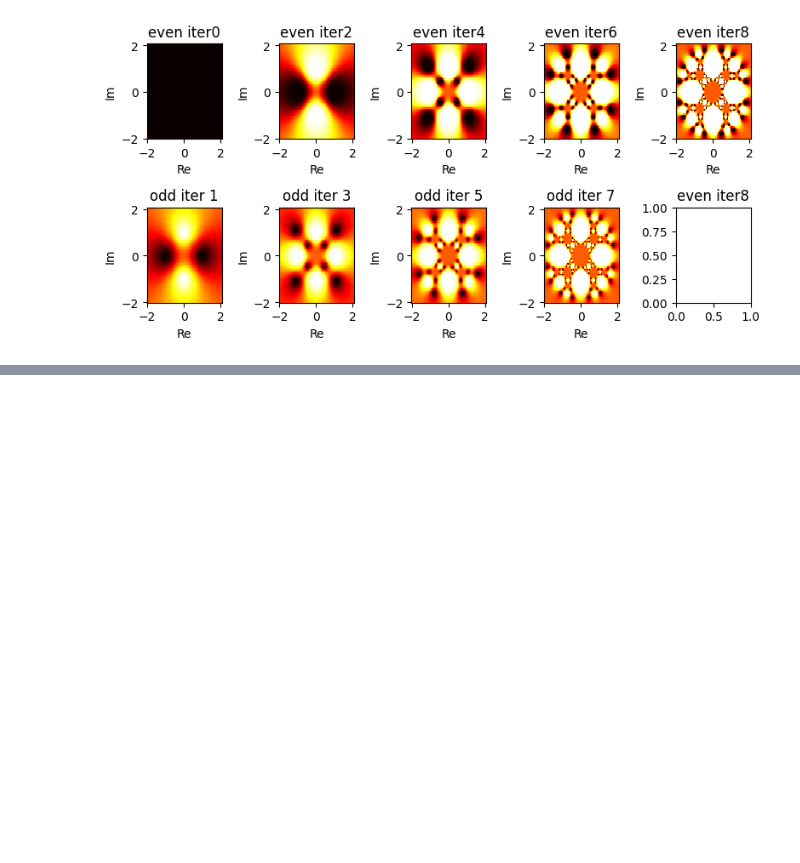
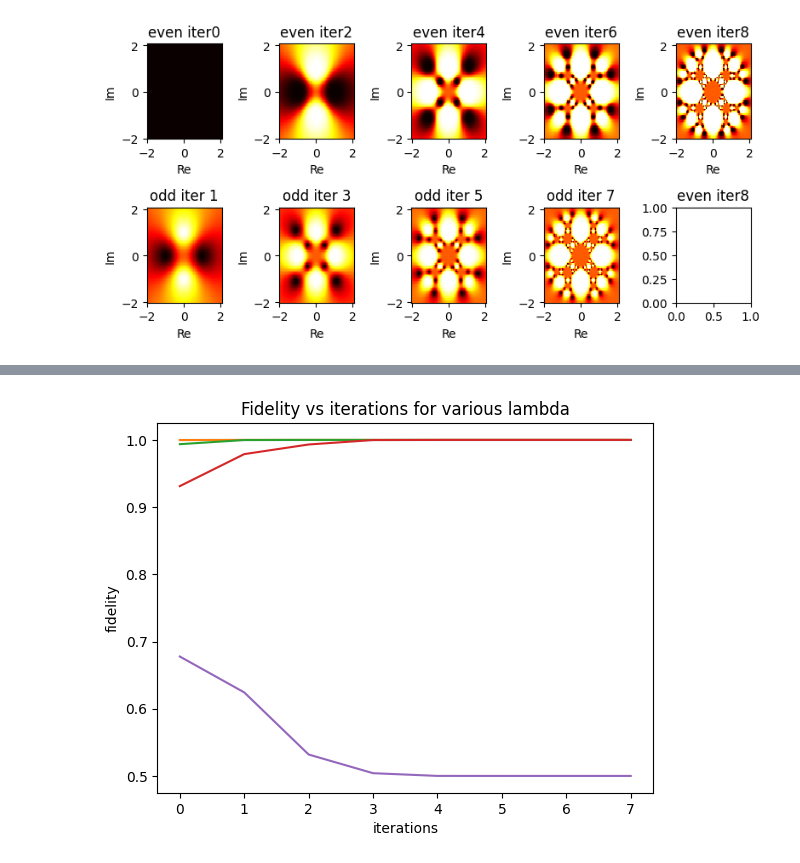
Before and after one commit to Aron9605/Wigner-Internship, a Jupyter notebook: simulation.ipynb, the cells around one changed output, grey strips where cells are left out. Saved outputs shown, nothing was run; the diff lists cells and outputs as text; code cells hidden in the pictures; blank space fills up the shorter version.

```diff
--- a/simulation.ipynb
+++ b/simulation.ipynb
@@ -216,0 +219,71 @@ print(f)
+# %%
+
+density_matrix_bell = np.outer(bell,np.conjugate(bell))
+
+
+
+for w in np.arange(0,1,0.2):
+    lambd = w
+    f=[]
+    den_1 = ((1-lambd)*density_matrix_bell) + (lambd*np.identity(4)/4)
+    den_2 = den_1
+
+    for i in range(8):
+
+        den = np.kron(den_1,den_2)
+
+        #performing swap operation
+        swap_tensored =np.kron(identity,np.kron(swap,identity))
+        swaped_state= np.matmul(swap_tensored,np.matmul(den,swap_tensored.conj().T))
+
+
+        #cnot operation on swapped qubits
+        cnot = np.kron(CNOT_matrix,CNOT_matrix)
+        state_after_cnot = np.matmul(cnot,np.matmul(swaped_state,cnot.conj().T))
+
+
+        #swapping the states back
+        original_psi = np.matmul(swap_tensored,np.matmul(state_after_cnot,swap_tensored.conj().T))
+
+        #hadamard operation
+        tensored_hadamard = np.kron(hadamard,np.kron(hadamard,np.identity(4)))
+        final_state_after_hadamard =np.matmul(tensored_hadamard,np.matmul(original_psi,tensored_hadamard.conj().T))
+
+
+        #measurement
+        projector=np.array([[1,0],[0,0]])
+        projector_tensored = np.kron(np.identity(4),np.kron(projector,projector))
+
+        measured = np.dot(projector_tensored,np.matmul(final_state_after_hadamard,projector_tensored.conj().T))
+
+
+        #tracing out the measured copy
+        # first_copy_of_the_state = np.trace(measured.reshape(2,2,2,2,2,2,2,2),axis1=2,axis2=3,)
+        reshaped_measured = measured.reshape([2, 2, 2, 2, 2, 2, 2, 2])  # Reshape to 4 qubits ket and bra
+        first_copy_of_the_state = np.einsum('ijklmnop,ijklmnop->ij', reshaped_measured, reshaped_measured).reshape(4,)
+
+        #creating bell state
+        bell_state = (np.array([[1],[0],[0],[1]]) * (1/ np.sqrt(2))).reshape(4,)
+
+        # preparation of density matrix of bell state and psi state by taking the outer product between the states
+        # density_matrix_bell = np.outer((bell_state),np.conjugate(bell_state))
+
+        #dividing by the trace of density matrix to make it 1
+        density_matrix_pp = np.outer(first_copy_of_the_state,np.conjugate(first_copy_of_the_state)) / np.trace(np.outer((first_copy_of_the_state),np.conjugate(first_copy_of_the_state)))
+
+
+        #calculation of fidelity
+        fidelity = np.dot(np.conjugate(bell_state).T, np.dot(density_matrix_pp, bell_state))
+
+        den_1 = density_matrix_pp
+        den_2 = density_matrix_pp
+
+
+        f=f+[fidelity]
+
+    plt.plot(range(8),f)
+    plt.xlabel('iterations')
+    plt.ylabel('fidelity')
+    plt.title('Fidelity vs iterations for various lambda')
+# %% [output]
+[figure, added]
```
Also changed, not shown: parts of 1 cell of this notebook.
